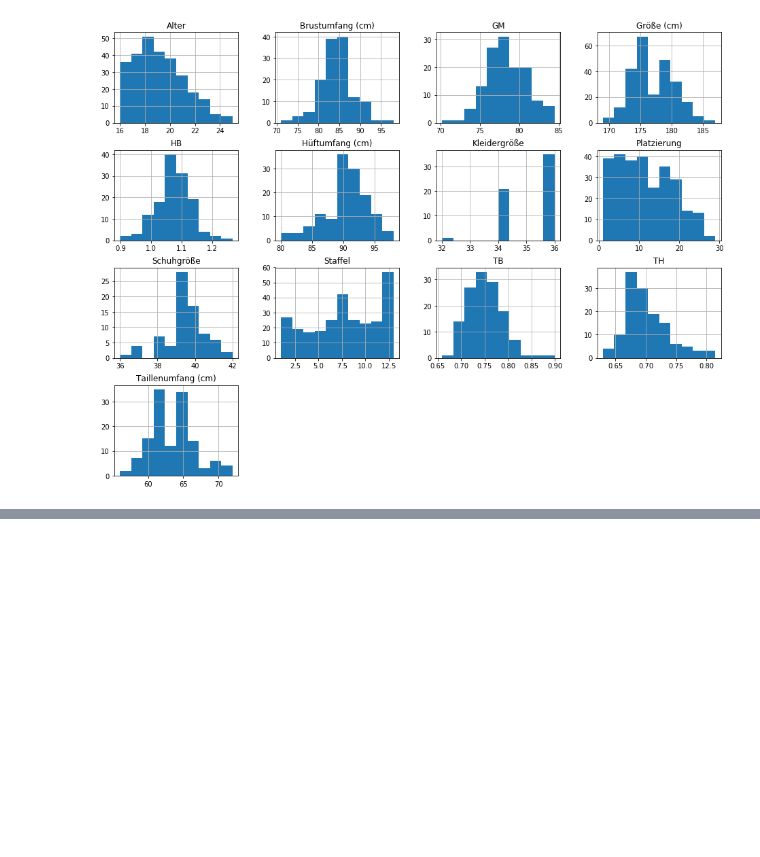
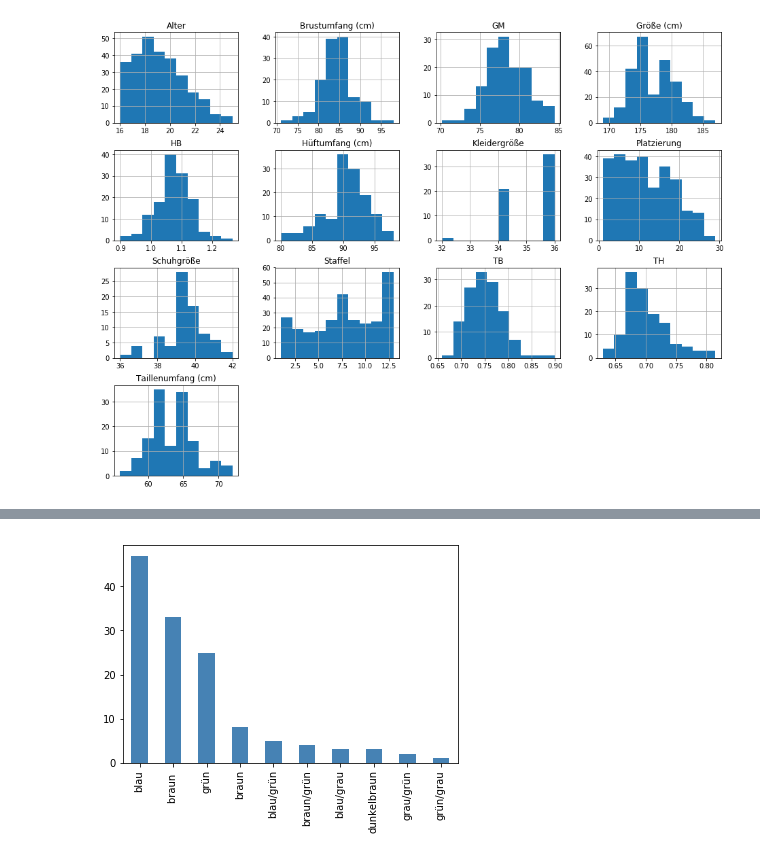
Before and after one commit to hamiltonian/GNTM, a Jupyter notebook: jupyter/GNTM Survival Analysis.ipynb, the cells around one changed output, grey strips where cells are left out. Saved outputs shown, nothing was run; the diff lists cells and outputs as text; code cells hidden in the pictures; blank space fills up the shorter version.

```diff
--- a/jupyter/GNTM Survival Analysis.ipynb
+++ b/jupyter/GNTM Survival Analysis.ipynb
@@ -67,0 +73,4 @@ data.hist(figsize=(16,12), bins=10);
+# %%
+data['Augenfarbe'].value_counts().plot.bar(color='steelblue');
+# %% [output]
+[figure, added]
```
Also changed, not shown: parts of 5 cells of this notebook.
